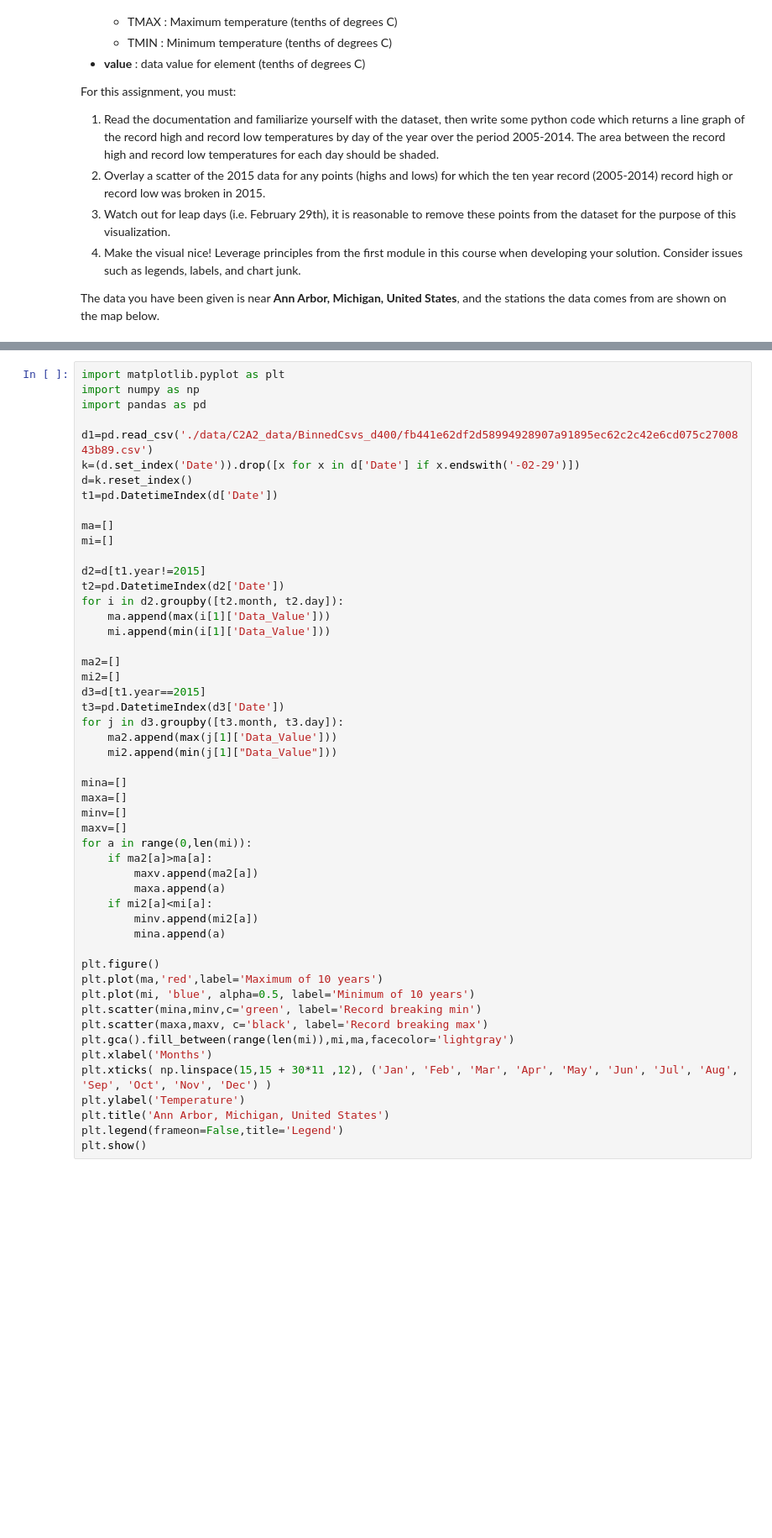
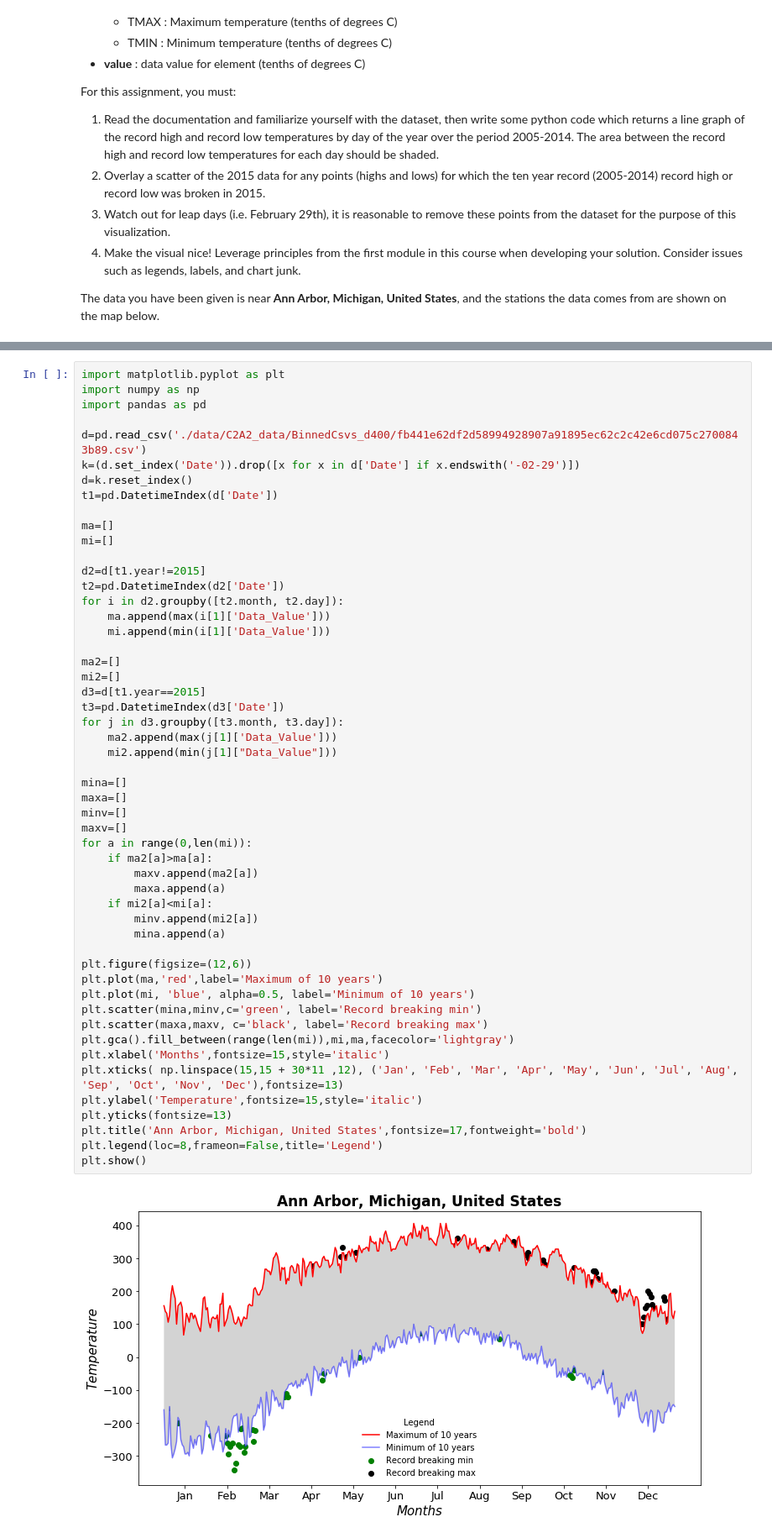
Before and after one commit to SurajSarangi/Applied-Data-Science, a Jupyter notebook: 2. Applied Plotting, Charting & Data Representation in Python/Week 2/Assignment2.ipynb, the cells around one changed output, grey strips where cells are left out. Shown: that part at 84% size. Drawn from its saved outputs; the diff is of its cells as text; blank space fills up the shorter version.

```diff
--- a/2. Applied Plotting, Charting & Data Representation in Python/Week 2/Assignment2.ipynb
+++ b/2. Applied Plotting, Charting & Data Representation in Python/Week 2/Assignment2.ipynb
@@ -52,7 +52,7 @@ import matplotlib.pyplot as plt
 import numpy as np
 import pandas as pd
 
-d1=pd.read_csv('./data/C2A2_data/BinnedCsvs_d400/fb441e62df2d58994928907a91895ec62c2c42e6cd075c2700843b89.csv')
+d=pd.read_csv('./data/C2A2_data/BinnedCsvs_d400/fb441e62df2d58994928907a91895ec62c2c42e6cd075c2700843b89.csv')
 k=(d.set_index('Date')).drop([x for x in d['Date'] if x.endswith('-02-29')])
 d=k.reset_index()
 t1=pd.DatetimeIndex(d['Date'])
@@ -65,36 +65,39 @@ t2=pd.DatetimeIndex(d2['Date'])
 for i in d2.groupby([t2.month, t2.day]):
     ma.append(max(i[1]['Data_Value']))
     mi.append(min(i[1]['Data_Value']))
 
 ma2=[]
 mi2=[]
 d3=d[t1.year==2015]
 t3=pd.DatetimeIndex(d3['Date'])
 for j in d3.groupby([t3.month, t3.day]):
     ma2.append(max(j[1]['Data_Value']))
     mi2.append(min(j[1]["Data_Value"]))
 
 mina=[]
 maxa=[]
 minv=[]
 maxv=[]
 for a in range(0,len(mi)):
     if ma2[a]>ma[a]:
         maxv.append(ma2[a])
         maxa.append(a)
     if mi2[a]<mi[a]:
         minv.append(mi2[a])
         mina.append(a)
 
-plt.figure()
+plt.figure(figsize=(12,6))
 plt.plot(ma,'red',label='Maximum of 10 years')
 plt.plot(mi, 'blue', alpha=0.5, label='Minimum of 10 years')
 plt.scatter(mina,minv,c='green', label='Record breaking min')
 plt.scatter(maxa,maxv, c='black', label='Record breaking max')
 plt.gca().fill_between(range(len(mi)),mi,ma,facecolor='lightgray')
-plt.xlabel('Months')
-plt.xticks( np.linspace(15,15 + 30*11 ,12), ('Jan', 'Feb', 'Mar', 'Apr', 'May', 'Jun', 'Jul', 'Aug', 'Sep', 'Oct', 'Nov', 'Dec') )
-plt.ylabel('Temperature')
-plt.title('Ann Arbor, Michigan, United States')
-plt.legend(frameon=False,title='Legend')
+plt.xlabel('Months',fontsize=15,style='italic')
+plt.xticks( np.linspace(15,15 + 30*11 ,12), ('Jan', 'Feb', 'Mar', 'Apr', 'May', 'Jun', 'Jul', 'Aug', 'Sep', 'Oct', 'Nov', 'Dec'),fontsize=13)
+plt.ylabel('Temperature',fontsize=15,style='italic')
+plt.yticks(fontsize=13)
+plt.title('Ann Arbor, Michigan, United States',fontsize=17,fontweight='bold')
+plt.legend(loc=8,frameon=False,title='Legend')
 plt.show()
+# %% [output]
+[figure, added]
```
Also changed, not shown: 1 other file.
